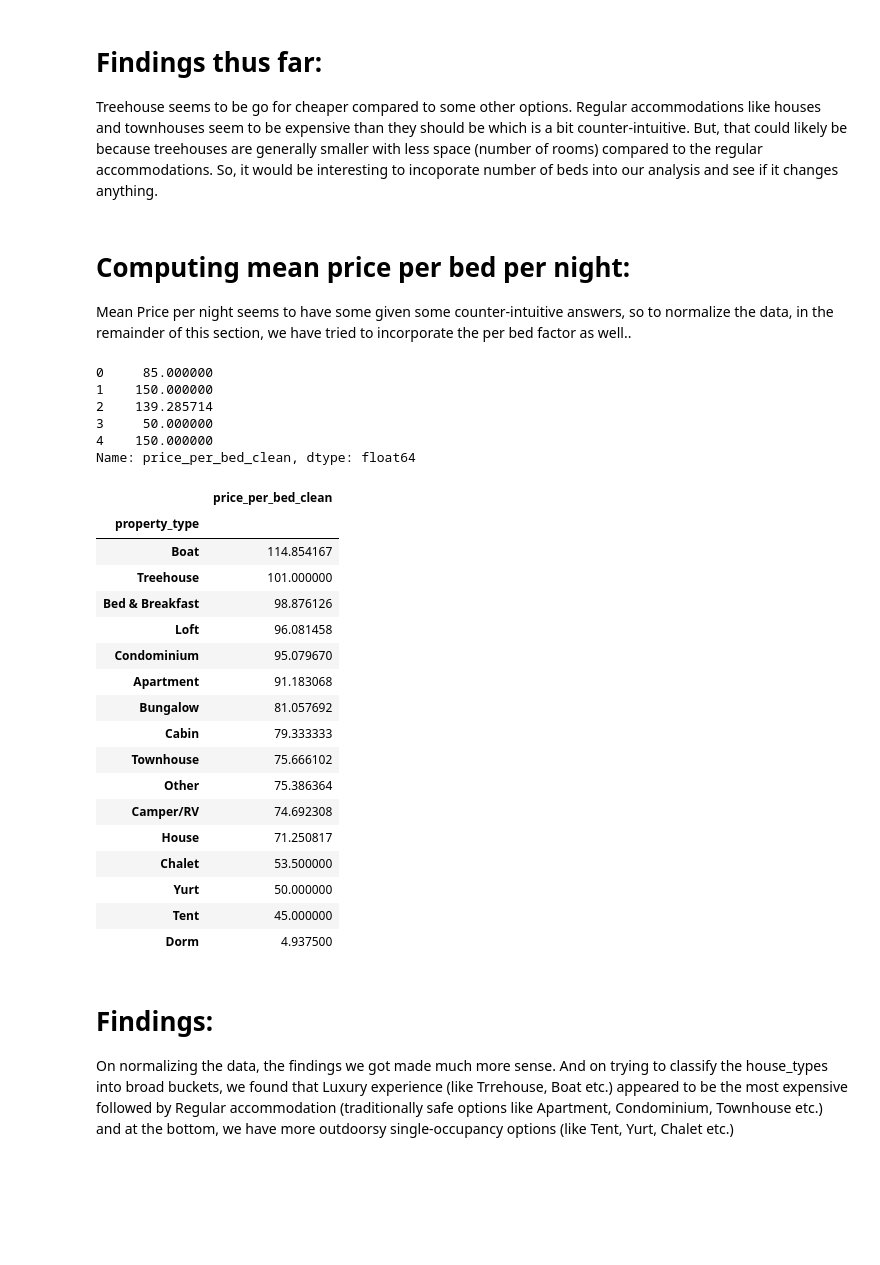
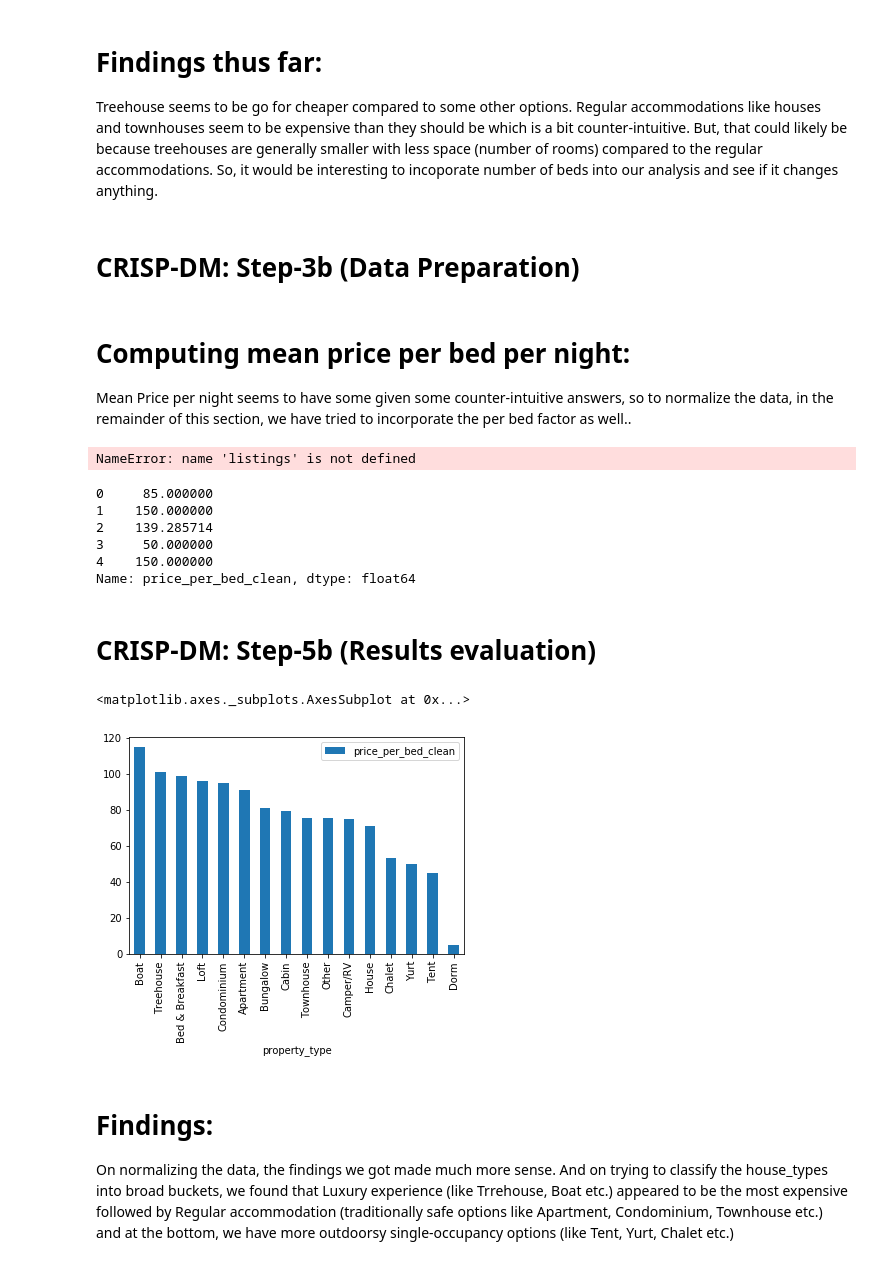
Before and after one commit to pkbatth92/Data-Science_CRISP-DM, a Jupyter notebook: Seattle AirBnb Analysis using CRISP-DM.ipynb, the cells around one changed output. Saved outputs shown, nothing was run; the diff lists cells and outputs as text; code cells hidden in the pictures; blank space fills up the shorter version.

```diff
--- a/Seattle AirBnb Analysis using CRISP-DM.ipynb
+++ b/Seattle AirBnb Analysis using CRISP-DM.ipynb
@@ -176,12 +186,30 @@ listings[['property_type','price_clean']].groupby(['property_type']).mean().sort
 # %% [markdown]
 # Findings thus far:
 Treehouse seems to be go for cheaper compared to some other options. Regular accommodations like houses and townhouses seem to be expensive than they should be which is a bit counter-intuitive. But, that could likely be because treehouses are generally smaller with less space (number of rooms) compared to the regular accommodations. So, it would be interesting to incoporate number of beds into our analysis and see if it changes anything.
+# %% [markdown]
+# CRISP-DM: Step-3b (Data Preparation)
 # %% [markdown]
 # Computing mean price per bed per night:
 
 Mean Price per night seems to have some given some counter-intuitive answers, so to normalize the data, in the remainder of this section, we have tried to incorporate the per bed factor as well..
 # %%
 def clean_price_per_bed(cell1,cell2):
+
+    """
+    Function to clean the price per bed.
+
+    This function takes  the string-typed price and removes the dollar symbol. And then, converts the remaining string to a float.
+
+    Parameters:
+
+    cell1 : The cell that has the price in string format
+    cell2 : The cell that has the number of beds
+
+    Returns:
+
+    cell_float: The trimmed and float-typed price per bed
+
+    """
 
     cell_str = re.sub('[$,]','', cell1)
     cell_float = float(cell_str)
@@ -190,6 +218,8 @@ def clean_price_per_bed(cell1,cell2):
     return cell_per
 
 listings['price_per_bed_clean'] = listings.apply(lambda row: clean_price_per_bed(row['price'], row['beds']), axis = 1)
+# %% [output]
+NameError: name 'listings' is not defined
 # %%
 listings['price_per_bed_clean'].head()
 # %% [output]
@@ -199,27 +229,15 @@ listings['price_per_bed_clean'].head()
 3     50.000000
 4    150.000000
 Name: price_per_bed_clean, dtype: float64
+# %% [markdown]
+# CRISP-DM: Step-5b (Results evaluation)
 # %%
-listings[['property_type','price_per_bed_clean']].groupby(['property_type']).mean().sort_values(by=['price_per_bed_clean'], ascending=False)
+average_price_bed_listings = listings[['property_type','price_per_bed_clean']].groupby(['property_type']).mean().sort_values(by=['price_per_bed_clean'], ascending=False)
-# %% [output]
-|  | price_per_bed_clean |
-| property_type |  |
-| Boat | 114.854167 |
-| Treehouse | 101.000000 |
-| Bed & Breakfast | 98.876126 |
-| Loft | 96.081458 |
-| Condominium | 95.079670 |
-| Apartment | 91.183068 |
-| Bungalow | 81.057692 |
-| Cabin | 79.333333 |
-| Townhouse | 75.666102 |
-| Other | 75.386364 |
-| Camper/RV | 74.692308 |
-| House | 71.250817 |
-| Chalet | 53.500000 |
-| Yurt | 50.000000 |
-| Tent | 45.000000 |
-| Dorm | 4.937500 |
+# %%
+average_price_bed_listings.plot(kind='bar')
+# %% [output]
+<matplotlib.axes._subplots.AxesSubplot at 0x...>
+[figure, added]
 # %% [markdown]
 # Findings:
 On normalizing the data, the findings we got made much more sense. And on trying to classify the house_types into broad buckets, we found that Luxury experience (like Trrehouse, Boat etc.) appeared to be the most expensive followed by Regular accommodation (traditionally safe options like Apartment, Condominium, Townhouse etc.) and at the bottom, we have more outdoorsy single-occupancy options (like Tent, Yurt, Chalet etc.)
```
Also changed, not shown: parts of 28 cells of this notebook.
